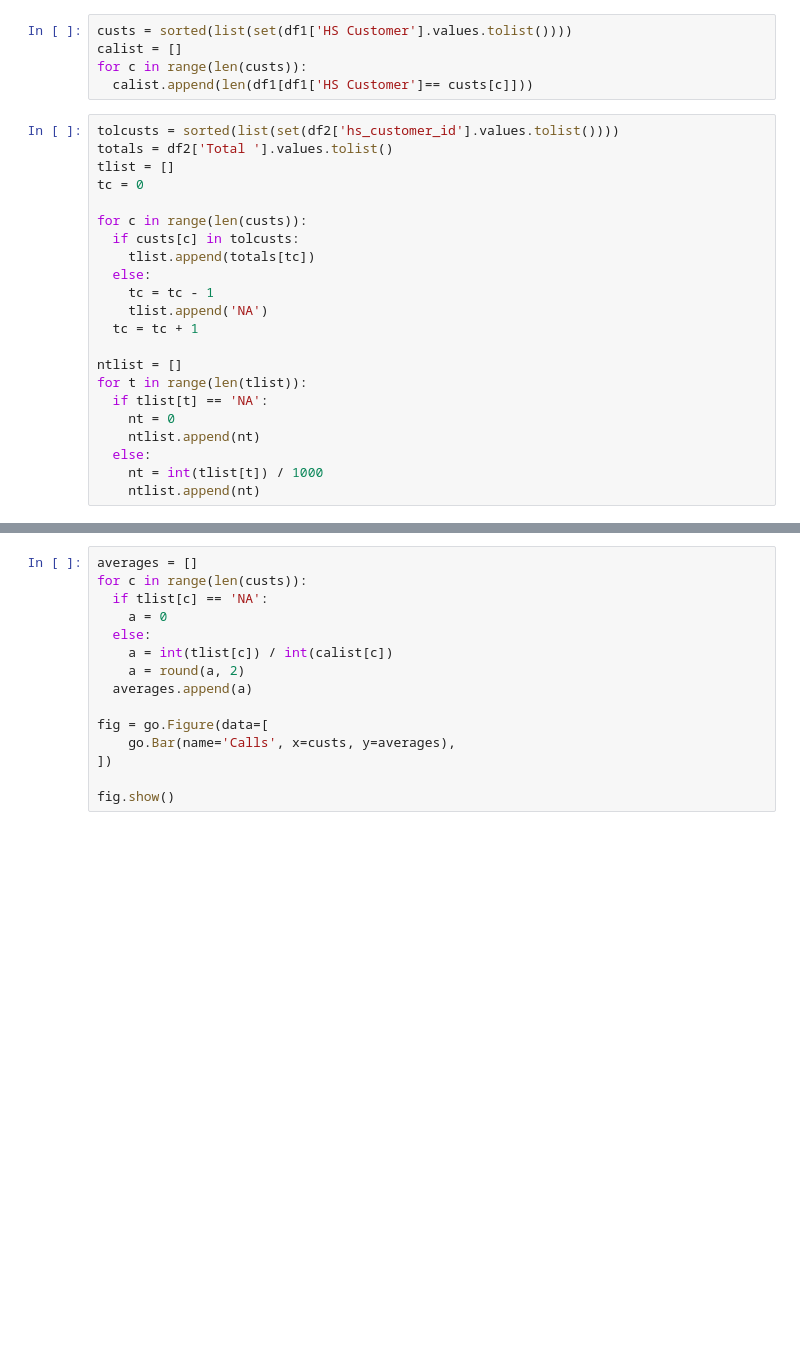
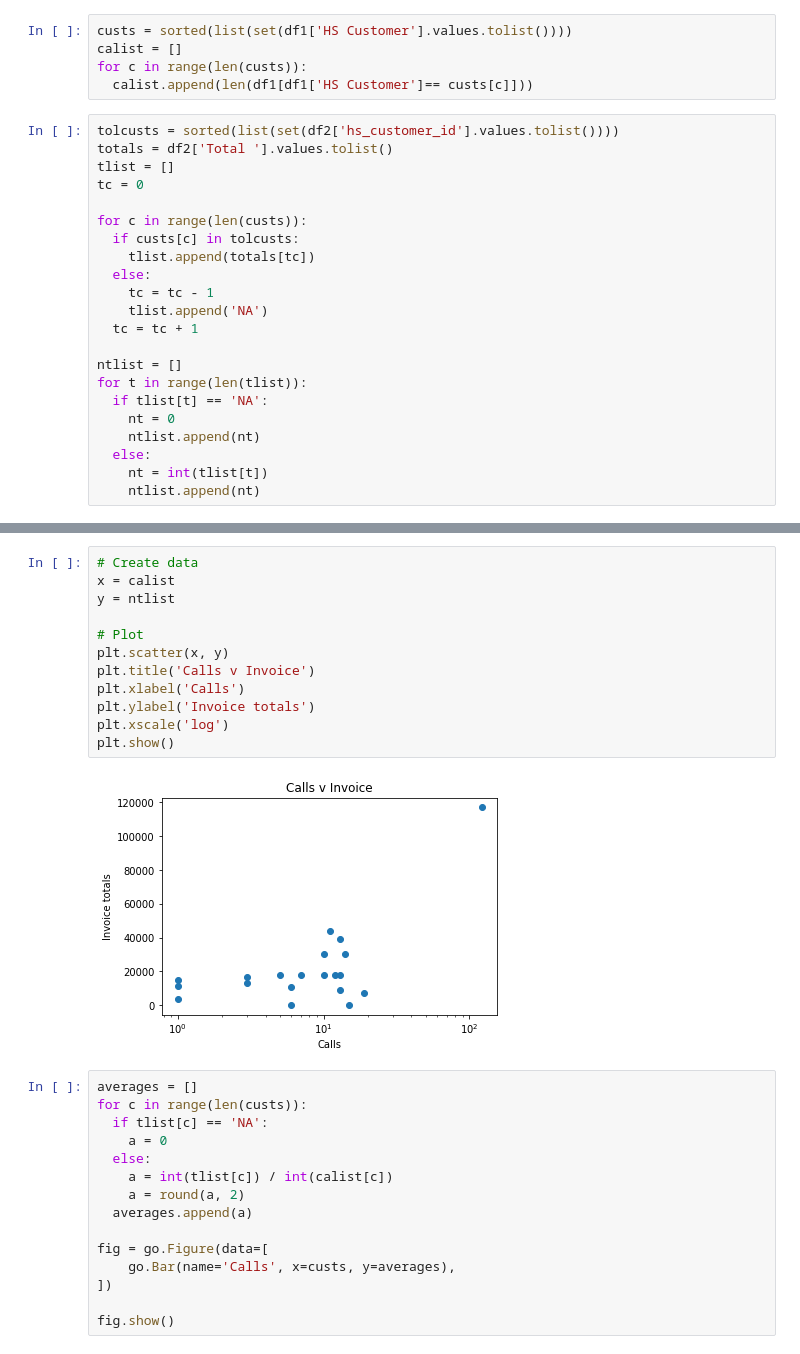
Before and after one commit to nurfnick/Cantrell_Jackson, a Jupyter notebook: MostCalls_InvoiceTotals.ipynb, the cells around one changed output, grey strips where cells are left out. Saved outputs shown, nothing was run; the diff lists cells and outputs as text; blank space fills up the shorter version.

```diff
--- a/MostCalls_InvoiceTotals.ipynb
+++ b/MostCalls_InvoiceTotals.ipynb
@@ -42,7 +43,7 @@ for t in range(len(tlist)):
     nt = 0
     ntlist.append(nt)
   else:
-    nt = int(tlist[t]) / 1000
+    nt = int(tlist[t])
     ntlist.append(nt)
 # %%
 fig = go.Figure(data=[go.Table(header=dict(values=['Customer', 'Calls', 'Total']),
@@ -62,6 +60,20 @@ fig.update_layout(barmode='group')
 fig.show()
 # %% [output]
 [interactive output not drawn]
+# %%
+# Create data
+x = calist
+y = ntlist
+
+# Plot
+plt.scatter(x, y)
+plt.title('Calls v Invoice')
+plt.xlabel('Calls')
+plt.ylabel('Invoice totals')
+plt.xscale('log')
+plt.show()
+# %% [output]
+[figure, added]
 # %%
 averages = []
 for c in range(len(custs)):
```
Also changed, not shown: parts of 5 cells of this notebook.
